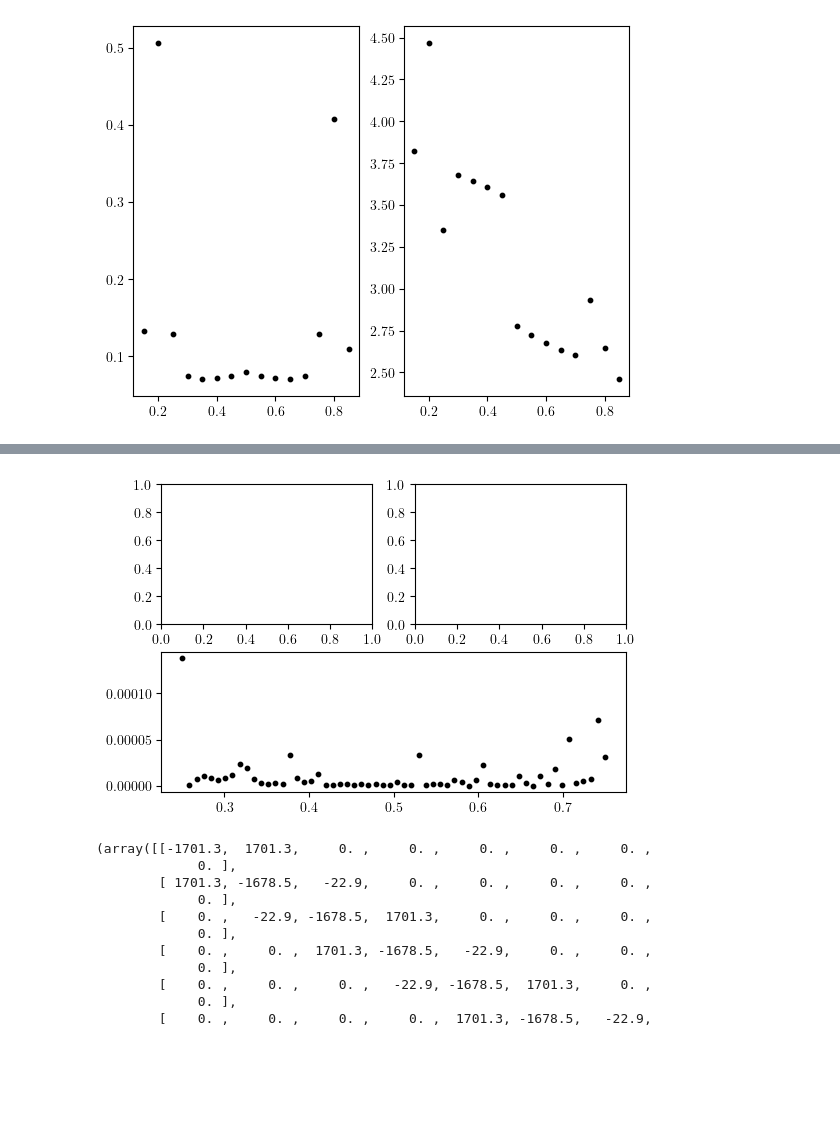
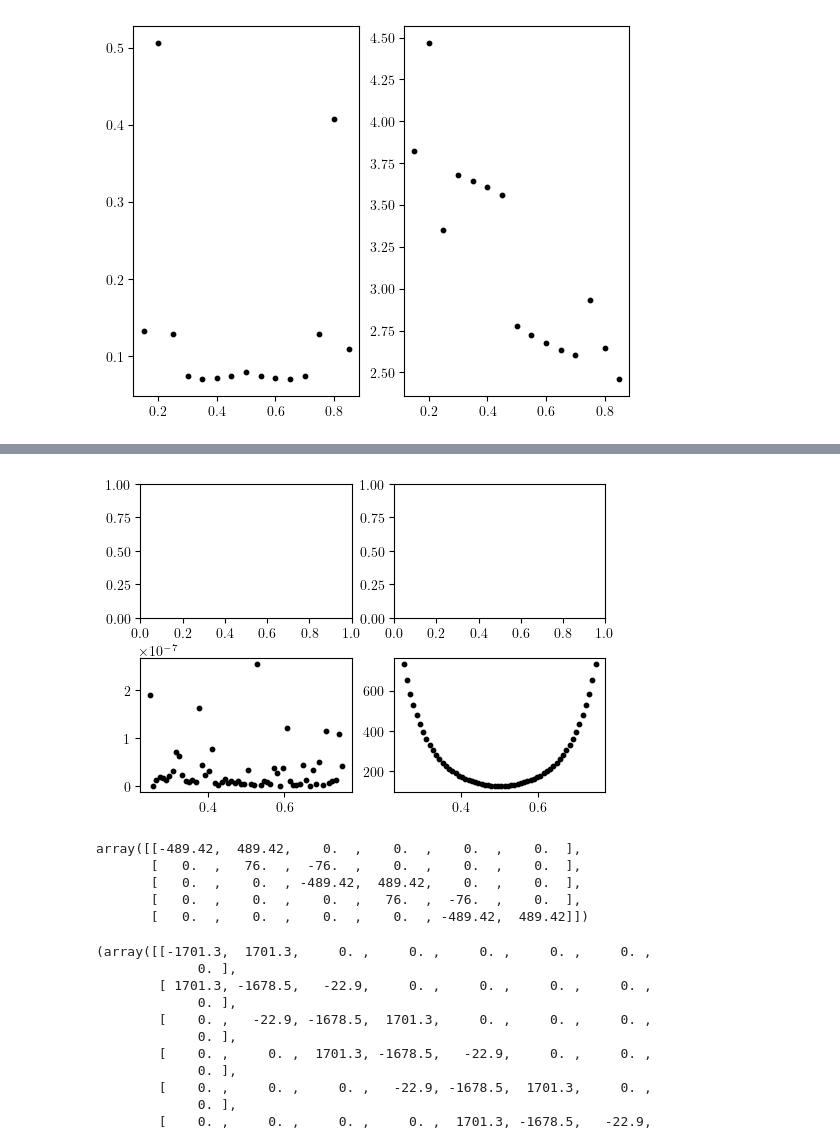
Before and after one commit to ChriGomm/master, a Jupyter notebook: numerics/interactions.ipynb, the cells around one changed output, grey strips where cells are left out. Saved outputs shown, nothing was run; the diff lists cells and outputs as text; code cells hidden in the pictures; blank space fills up the shorter version.

```diff
--- a/numerics/interactions.ipynb
+++ b/numerics/interactions.ipynb
@@ -308,6 +308,8 @@ class Setup_Fig():
     plt.rcParams["font.size"]=10
     plt.rcParams["text.usetex"]=True
     plt.rcParams["font.serif"]="Computer Modern Serif"
+    plt.rcParams["text.latex.preamble"] = r"\usepackage{physics}\usepackage{amsmath}"
+
 # ax.scatter(A,root,color='0')
 
 
@@ -609,7 +611,7 @@ array([6.46047512e-18, 6.64657935e-14])
 # %%
 m = 85.5*c.u
 w = 2*np.pi*10**3*np.array([50,80])
-r= np.array([3,10])/10**6
+r= np.array([3,12])/10**6
 np.sqrt(c.hbar/m/2/w)/r, np.sqrt(c.hbar/2/m/w)
 # m*w**2*r**2/V[::-1]
 # %% [output]
@@ -855,29 +880,59 @@ plt.show()
 # %%
 phis_plot = phis_new
 hs_plot = hs_new
 setup = Setup_Fig(name_of_plot='lam2_anal_ml.png',fig_width=6,fig_height=4,xax_share=True,joined=True)
 fig = plt.figure(figsize=(setup.fig_width,setup.fig_height))
 gs = gridspec.GridSpec(2,2, figure=fig)
 ax = fig.add_subplot(gs[0,0])
 ax2 = fig.add_subplot(gs[0,1])
-ax3 = fig.add_subplot(gs[1,:])
+ax3 = fig.add_subplot(gs[1,0])
+ax4 = fig.add_subplot(gs[1,1])
 # fig, ax = setup.return_fig((1,2))
 # fig2, ax3 = setup.return_fig((1,2))
 for i in range(N):
 
     dmat = nearest_nb_Hamiltonian(b[i],hs_plot[i],a,chain_length,lambda x, y: dip_derivative_full(x, 0, 0, y),0,np.array([np.cos(phis_plot[i]),np.sin(phis_plot[i])]))
 
     eig, vec = np.linalg.eig(dmat)
     # ax.scatter(b[i]*np.ones(chain_length),eig,color='0',s=30)
     beta = grad(b[i],hs_plot[i],a,chain_length,nom_der1,np.array([np.cos(phis_plot[i]),np.sin(phis_plot[i])]))
     dmatp = dmat+ np.diag(np.ones(chain_length))*(m*w**2*r**2/V)[-1]/10**8
     dis = np.linalg.solve(dmatp,beta)
     h_new = beta-dmat@dis
-    ax3.scatter(b[i],np.max(h_new),color='0',s=10)
+    ax3.scatter(b[i],np.max(beta)/np.max(dmat),color='0',s=10)
+    ax4.scatter(b[i],np.max(dmat),color='0',s=10)
+plt.subplots_adjust(hspace=0.3)
     # ax3[1].scatter(b[i]*np.ones(chain_length),beta,color='0',s=30)
     # ax3.scatter(b[i],np.max(h_new)/(np.max(np.abs(dmat))*3/1000),color='0',s=10)
 # %% [output]
-[figure, old version]
+[figure, new version]
+# %%
+def first_order_spph(b,h,a,chain_length,interaction,d):
+    latticeA = np.zeros((2,chain_length//2+chain_length%2))
+    latticeB = np.zeros((2,chain_length//2))
+    for n in range(latticeA.shape[1]):
+        latticeA[:,n] = n*np.array([1,0])*a
+    for n in range(latticeB.shape[1]):
+        latticeB[:,n] = n*np.array([1,0])*a + b * np.array([1,0])+h*np.array([0,1])
+    dmat = np.zeros((chain_length-1,chain_length))
+    ind = np.arange(chain_length,dtype=np.int16)
+    inter_1 = -interaction(latticeB[:,0]-latticeA[:,0],d)
+    inter_2 = -interaction(latticeB[:,0]-latticeA[:,1],d)
+    dmat[ind[:-1:2],ind[:-1:2]]= -inter_1
+    dmat[ind[1:-1:2],ind[1:-1:2]]= -inter_2
+    dmat[ind[:-1:2],ind[1::2]] = inter_1
+    dmat[ind[1:-1:2],ind[2::2]] = inter_2
+    return dmat
+
+chain_length = 6
+dmat = first_order_spph(0.3,0.2,a,chain_length,lambda x, y: dip_derivative_full(x, 0, 0, y),d)
+np.round(dmat,2)
+# %% [output]
+array([[-489.42,  489.42,    0.  ,    0.  ,    0.  ,    0.  ],
+       [   0.  ,   76.  ,  -76.  ,    0.  ,    0.  ,    0.  ],
+       [   0.  ,    0.  , -489.42,  489.42,    0.  ,    0.  ],
+       [   0.  ,    0.  ,    0.  ,   76.  ,  -76.  ,    0.  ],
+       [   0.  ,    0.  ,    0.  ,    0.  , -489.42,  489.42]])
 # %%
 dmat = nearest_nb_Hamiltonian(b[0],h,a,8,lambda x, y: dip_derivative_full(x, 0, 0, y),0,d)
 eig, vec = np.linalg.eig(dmat)
```
Also changed, not shown: parts of 4 cells of this notebook, 7 other files.
